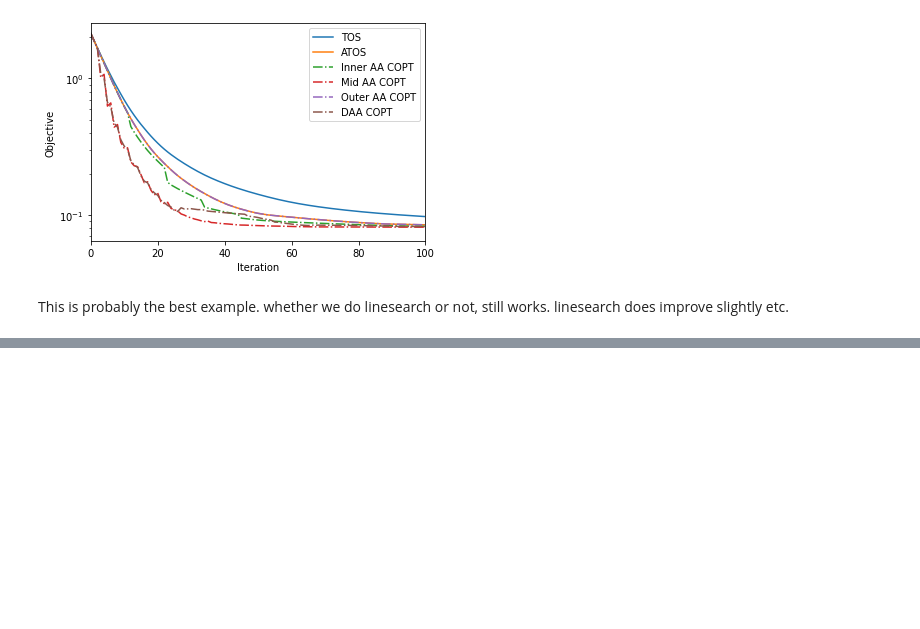
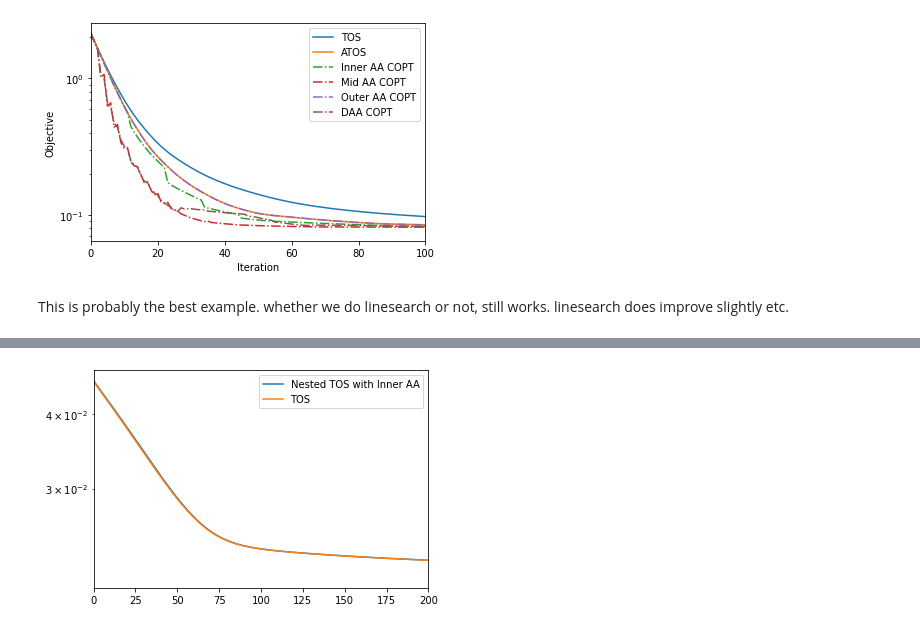
Before and after one commit to hansolsuh/aa_tos, a Jupyter notebook: AATOS.ipynb, the cells around one changed output, grey strips where cells are left out. Saved outputs shown, nothing was run; the diff lists cells and outputs as text; code cells hidden in the pictures; blank space fills up the shorter version.

```diff
--- a/AATOS.ipynb
+++ b/AATOS.ipynb
@@ -555,0 +783,9 @@ This is probably the best example. whether we do linesearch or not, still works.
+# %%
+plt.plot(ls_ntos_obj[0], label='Nested TOS with Inner AA')
+plt.plot(ls_tos_obj[0], label='TOS')
+#plt.plot(ls_atos_obj[0], label='ATOS')
+plt.legend()
+plt.xlim([0,200])
+plt.yscale('log')
+# %% [output]
+[figure, added]
```
Also changed, not shown: parts of 8 cells of this notebook.
